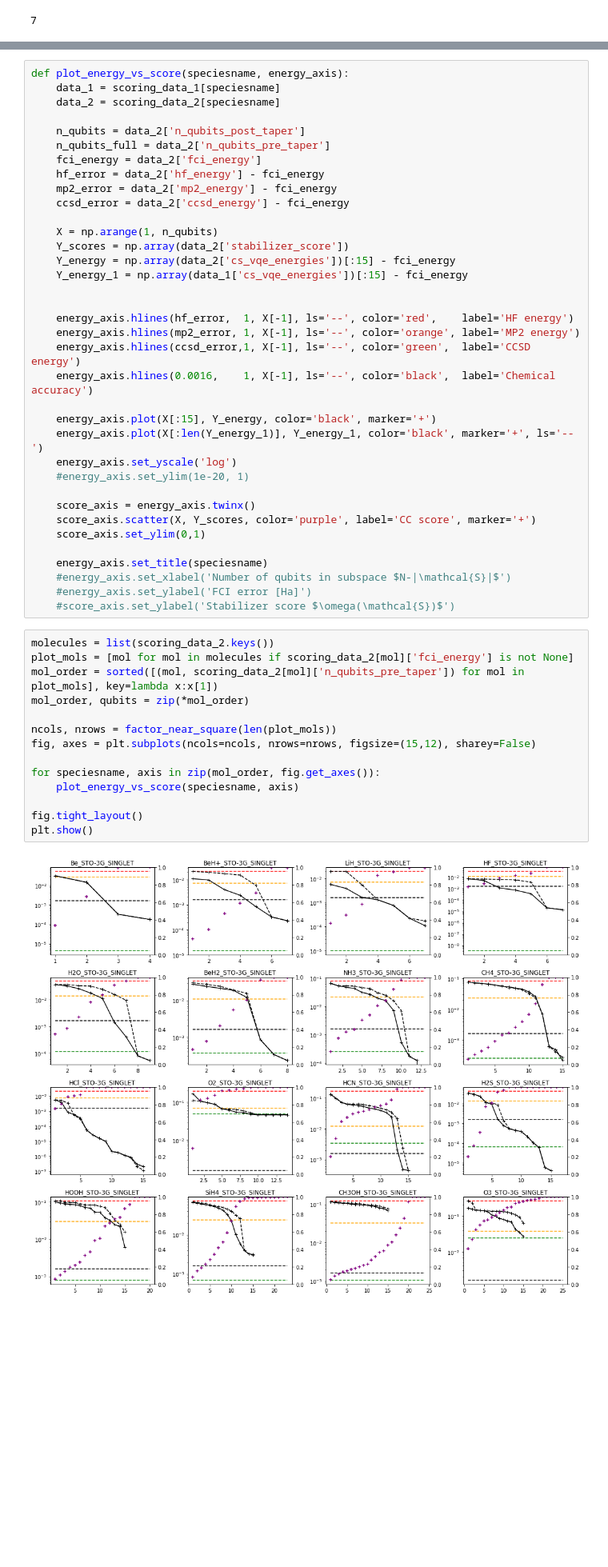
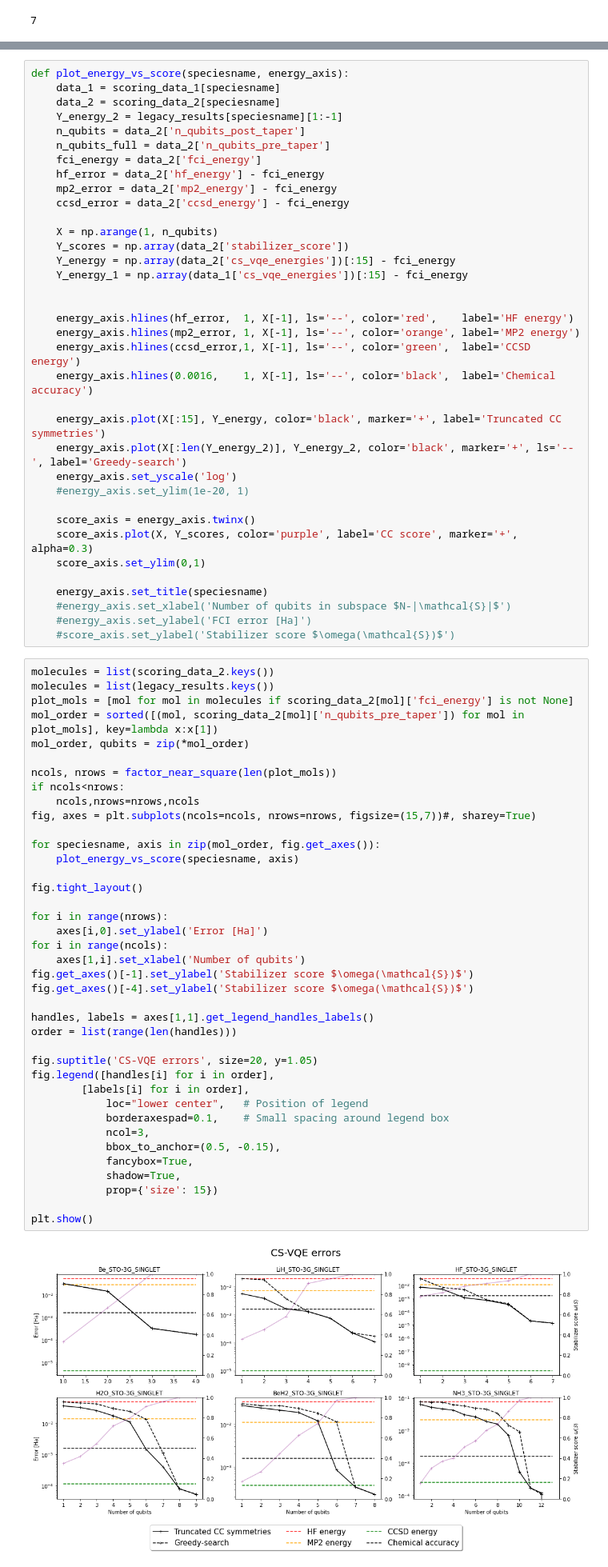
Before and after one commit to UCL-CCS/symmer, a Jupyter notebook: notebooks/plot_stabilizer_results.ipynb, the cells around one changed output, grey strips where cells are left out. Shown at 80% size. Drawn from its saved outputs; the diff is of its cells as text; blank space fills up the shorter version.

```diff
--- a/notebooks/plot_stabilizer_results.ipynb
+++ b/notebooks/plot_stabilizer_results.ipynb
@@ -137,7 +318,7 @@ axis.hlines(0.0016, 0, 1, ls='--', lw=1, color='black', zorder=0, label='Chemica
 def plot_energy_vs_score(speciesname, energy_axis):
     data_1 = scoring_data_1[speciesname]
     data_2 = scoring_data_2[speciesname]
-
+    Y_energy_2 = legacy_results[speciesname][1:-1]
     n_qubits = data_2['n_qubits_post_taper']
     n_qubits_full = data_2['n_qubits_pre_taper']
     fci_energy = data_2['fci_energy']
@@ -156,13 +337,13 @@ def plot_energy_vs_score(speciesname, energy_axis):
     energy_axis.hlines(ccsd_error,1, X[-1], ls='--', color='green',  label='CCSD energy')
     energy_axis.hlines(0.0016,    1, X[-1], ls='--', color='black',  label='Chemical accuracy')
 
-    energy_axis.plot(X[:15], Y_energy, color='black', marker='+')
-    energy_axis.plot(X[:len(Y_energy_1)], Y_energy_1, color='black', marker='+', ls='--')
+    energy_axis.plot(X[:15], Y_energy, color='black', marker='+', label='Truncated CC symmetries')
+    energy_axis.plot(X[:len(Y_energy_2)], Y_energy_2, color='black', marker='+', ls='--', label='Greedy-search')
     energy_axis.set_yscale('log')
     #energy_axis.set_ylim(1e-20, 1)
 
     score_axis = energy_axis.twinx()
-    score_axis.scatter(X, Y_scores, color='purple', label='CC score', marker='+')
+    score_axis.plot(X, Y_scores, color='purple', label='CC score', marker='+', alpha=0.3)
     score_axis.set_ylim(0,1)
 
     energy_axis.set_title(speciesname)
@@ -171,17 +352,42 @@ def plot_energy_vs_score(speciesname, energy_axis):
     #score_axis.set_ylabel('Stabilizer score $\omega(\mathcal{S})$')
 # %%
 molecules = list(scoring_data_2.keys())
+molecules = list(legacy_results.keys())
 plot_mols = [mol for mol in molecules if scoring_data_2[mol]['fci_energy'] is not None]
 mol_order = sorted([(mol, scoring_data_2[mol]['n_qubits_pre_taper']) for mol in plot_mols], key=lambda x:x[1])
 mol_order, qubits = zip(*mol_order)
 
 ncols, nrows = factor_near_square(len(plot_mols))
-fig, axes = plt.subplots(ncols=ncols, nrows=nrows, figsize=(15,12), sharey=False)
+if ncols<nrows:
+    ncols,nrows=nrows,ncols
+fig, axes = plt.subplots(ncols=ncols, nrows=nrows, figsize=(15,7))#, sharey=True)
 
 for speciesname, axis in zip(mol_order, fig.get_axes()):
     plot_energy_vs_score(speciesname, axis)
 
 fig.tight_layout()
+
+for i in range(nrows):
+    axes[i,0].set_ylabel('Error [Ha]')
+for i in range(ncols):
+    axes[1,i].set_xlabel('Number of qubits')
+fig.get_axes()[-1].set_ylabel('Stabilizer score $\omega(\mathcal{S})$')
+fig.get_axes()[-4].set_ylabel('Stabilizer score $\omega(\mathcal{S})$')
+
+handles, labels = axes[1,1].get_legend_handles_labels()
+order = list(range(len(handles)))
+
+fig.suptitle('CS-VQE errors', size=20, y=1.05)
+fig.legend([handles[i] for i in order],
+        [labels[i] for i in order],
+            loc="lower center",   # Position of legend
+            borderaxespad=0.1,    # Small spacing around legend box
+            ncol=3,
+            bbox_to_anchor=(0.5, -0.15),
+            fancybox=True,
+            shadow=True,
+            prop={'size': 15})
+
 plt.show()
 # %% [output]
-[figure, old version]
+[figure, new version]
```
Also changed, not shown: parts of 16 cells of this notebook, 4 other files.
